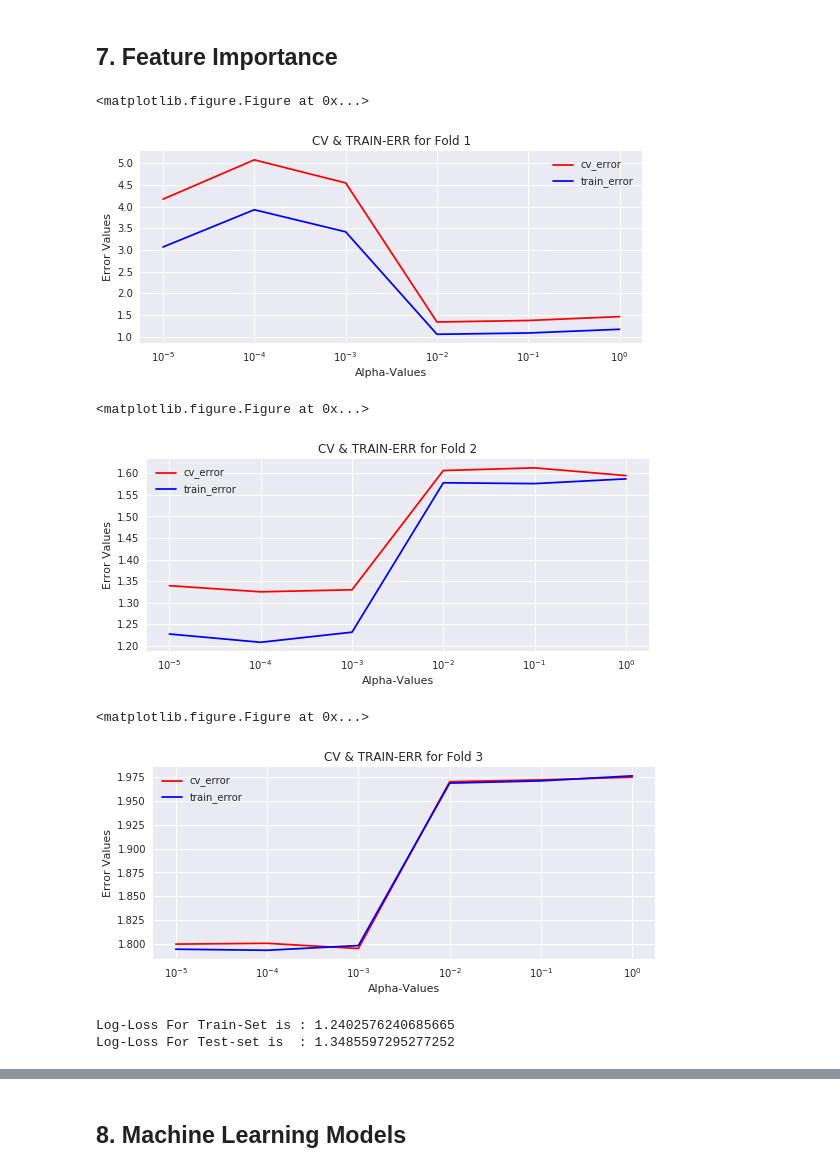
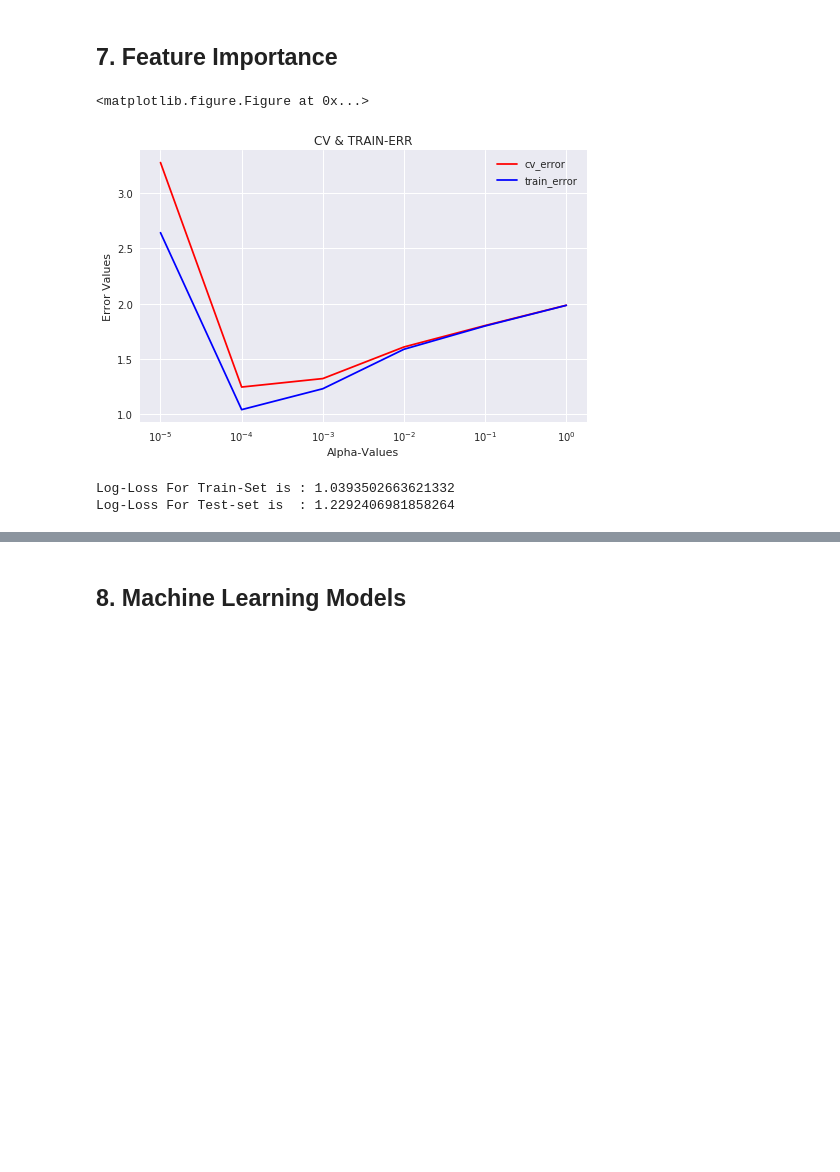
Before and after one commit to sradheya99/Cancer-Diagnosis, a Jupyter notebook: Cancer Diagnosis/CancerDiagnosis.ipynb, the cells around one changed output, grey strips where cells are left out. Saved outputs shown, nothing was run; the diff lists cells and outputs as text; code cells hidden in the pictures; blank space fills up the shorter version.

```diff
--- a/Cancer Diagnosis/CancerDiagnosis.ipynb
+++ b/Cancer Diagnosis/CancerDiagnosis.ipynb
@@ -175,12 +175,16 @@ y_true = complete_data['Class'].values
 complete_data.Gene = complete_data.Gene.str.replace('\s+', '_')
 complete_data.Variation = complete_data.Variation.str.replace('\s+', '_')
 # %%
-def data_split(complete_data, ytrue):
+def data_split(complete_data, ytrue, tsize):
 
-    train_x, test_x, train_y, test_y = train_test_split(complete_data, y_true,
-                                                        stratify = y_true, test_size = 0.2,
-                                                        random_state = 24)
-    train_x = train_x.drop(['Class'], axis = 1)
-    test_x = test_x.drop(['Class'], axis = 1)
+    train_x, test_x, train_y, test_y = train_test_split(complete_data, ytrue,
+                                                        stratify = ytrue, test_size = tsize,
+                                                        random_state = 21)
+    if 'Class' in train_x.columns:
+        train_x = train_x.drop(['Class'], axis = 1)
+        test_x = test_x.drop(['Class'], axis = 1)
 
     return train_x, test_x, train_y, test_y
+# %%
+train_x, test_x, train_y, test_y = data_split(complete_data, y_true, 0.3)
+test_x, crossv_x, test_y, crossv_y = data_split(test_x, test_y, 0.5)
@@ -209,8 +221,8 @@ from sklearn.preprocessing import LabelBinarizer
 def onehot_encode(fitter, convert, categories):
 
     encode = LabelBinarizer()
-    fit_encoded = encode.fit_transform(fitter)
-    encoded = encode.transform(convert)
+    fit_encoded = normalize(encode.fit_transform(fitter), axis = 0)
+    encoded = normalize(encode.transform(convert), axis = 0)
 
     fit_encoded = pd.SparseDataFrame(fit_encoded, columns = categories).fillna(0)
     encoded = pd.SparseDataFrame(encoded, columns = categories).fillna(0)
@@ -291,7 +300,7 @@ def unique_words(data, labels):
 # %%
 def text_onehot_encode(train_data, test_data):
 
-    text_vect = CountVectorizer(min_df = 3, stop_words = 'english')
+    text_vect = TfidfVectorizer(min_df = 3, stop_words = 'english', max_features = 1000)
     fit_vect = text_vect.fit(train_data['TEXT'])
     train_vect = fit_vect.transform(train_data['TEXT'])
     test_vect = fit_vect.transform(test_data['TEXT'])
@@ -651,15 +666,11 @@ def err_curve_sgd(train_loss, cv_loss, alpha):
 # %%
-feature_importance(complete_data, y_true, 'Gene', 'OneHotEncode', 'Training')
+feature_importance('Gene', 'OneHotEncode', 'Training')
 # %% [output]
 <matplotlib.figure.Figure at 0x...>
-[figure, old version]
+[figure, new version]
-<matplotlib.figure.Figure at 0x...>
-[figure, removed]
-<matplotlib.figure.Figure at 0x...>
-[figure, removed]
 # %%
-feature_importance(complete_data, y_true, 'Gene', 'OneHotEncode', 'Testing', 0.001)
+feature_importance('Gene', 'OneHotEncode', 'Testing', 0.0001)
 # %% [output]
-Log-Loss For Train-Set is : 1.2402576240685665
-Log-Loss For Test-set is  : 1.3485597295277252
+Log-Loss For Train-Set is : 1.0393502663621332
+Log-Loss For Test-set is  : 1.2292406981858264
 # %%
```
Also changed, not shown: parts of 43 cells of this notebook.
